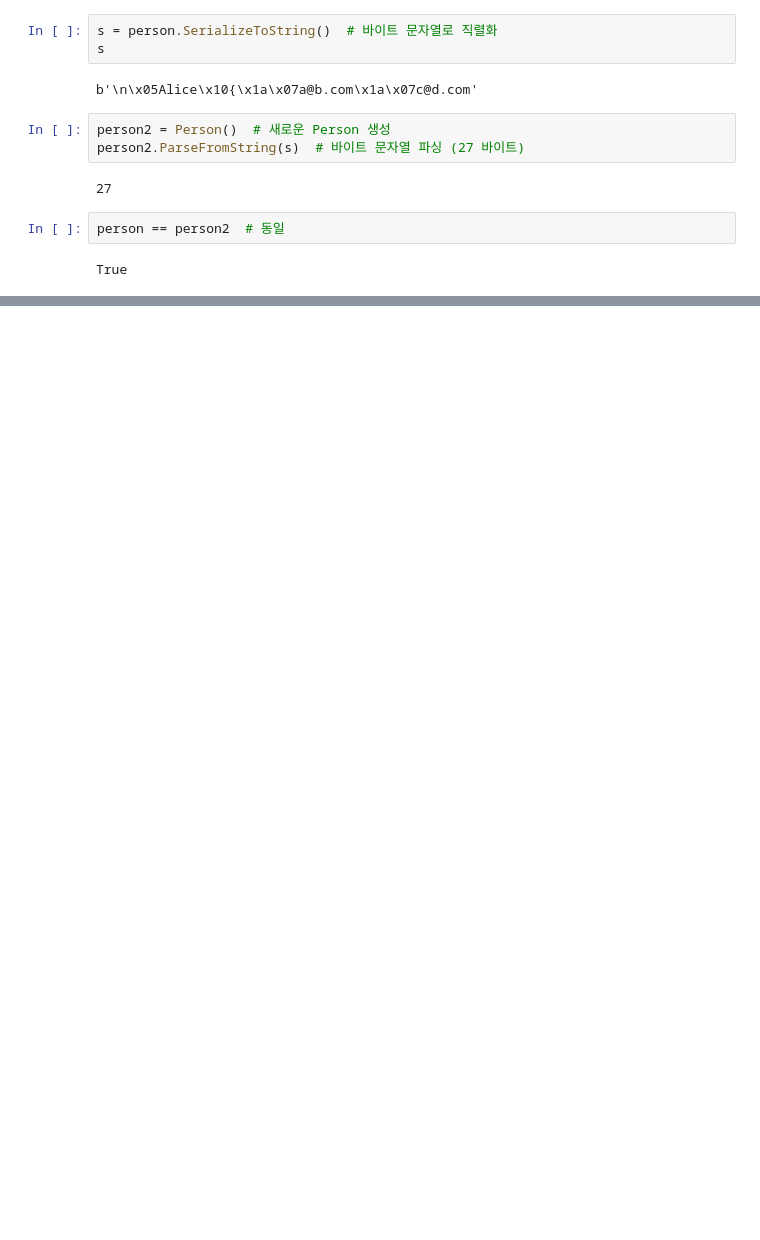
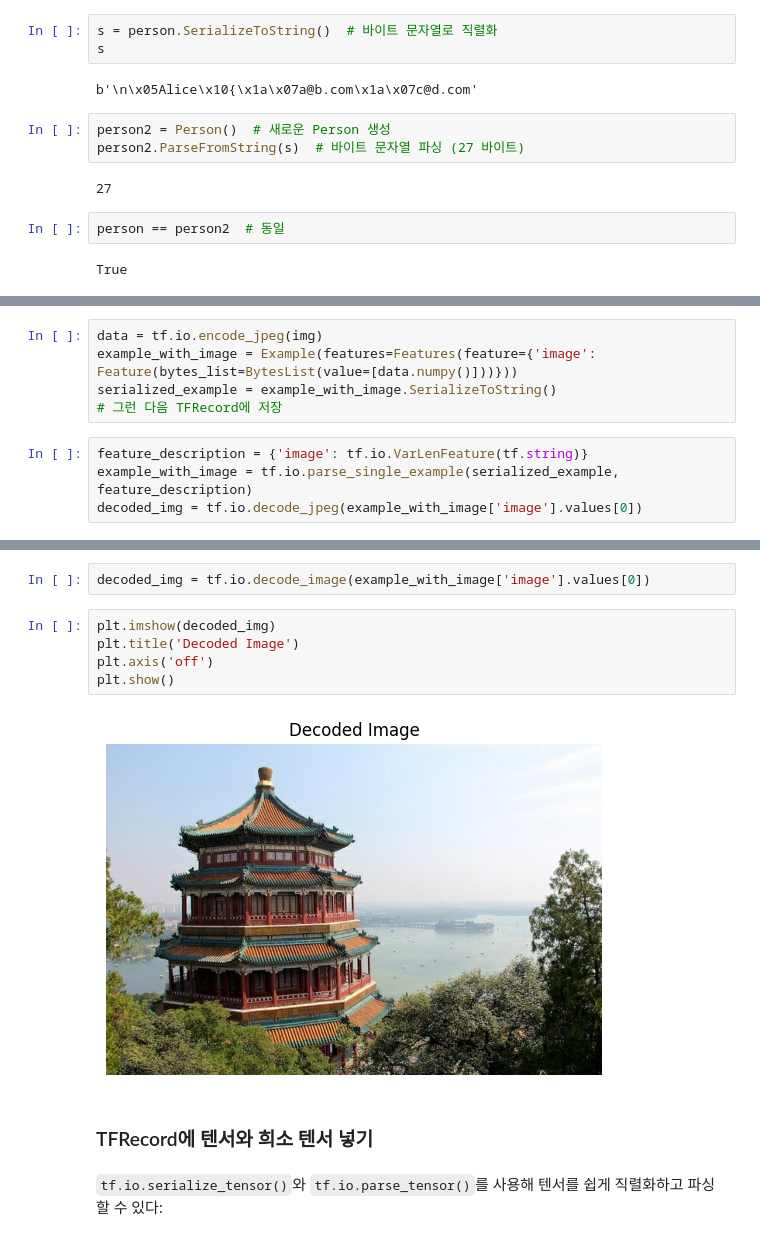
Before and after one commit to r0cd7b/loading_and_preprocessing_data, a Jupyter notebook: loading_and_preprocessing_data.ipynb, the cells around one changed output, grey strips where cells are left out. Saved outputs shown, nothing was run; the diff lists cells and outputs as text; blank space fills up the shorter version.

```diff
--- a/loading_and_preprocessing_data.ipynb
+++ b/loading_and_preprocessing_data.ipynb
@@ -642,0 +735,9 @@ True
+# %%
+data = tf.io.encode_jpeg(img)
+example_with_image = Example(features=Features(feature={'image': Feature(bytes_list=BytesList(value=[data.numpy()]))}))
+serialized_example = example_with_image.SerializeToString()
+# 그런 다음 TFRecord에 저장
+# %%
+feature_description = {'image': tf.io.VarLenFeature(tf.string)}
+example_with_image = tf.io.parse_single_example(serialized_example, feature_description)
+decoded_img = tf.io.decode_jpeg(example_with_image['image'].values[0])
@@ -642,0 +746,13 @@ True
+# %%
+decoded_img = tf.io.decode_image(example_with_image['image'].values[0])
+# %%
+plt.imshow(decoded_img)
+plt.title('Decoded Image')
+plt.axis('off')
+plt.show()
+# %% [output]
+[figure, added]
+# %% [markdown]
+### TFRecord에 텐서와 희소 텐서 넣기
+# %% [markdown]
+`tf.io.serialize_tensor()`와 `tf.io.parse_tensor()`를 사용해 텐서를 쉽게 직렬화하고 파싱할 수 있다:
```
Also changed, not shown: parts of 34 cells of this notebook, 41 other files.
